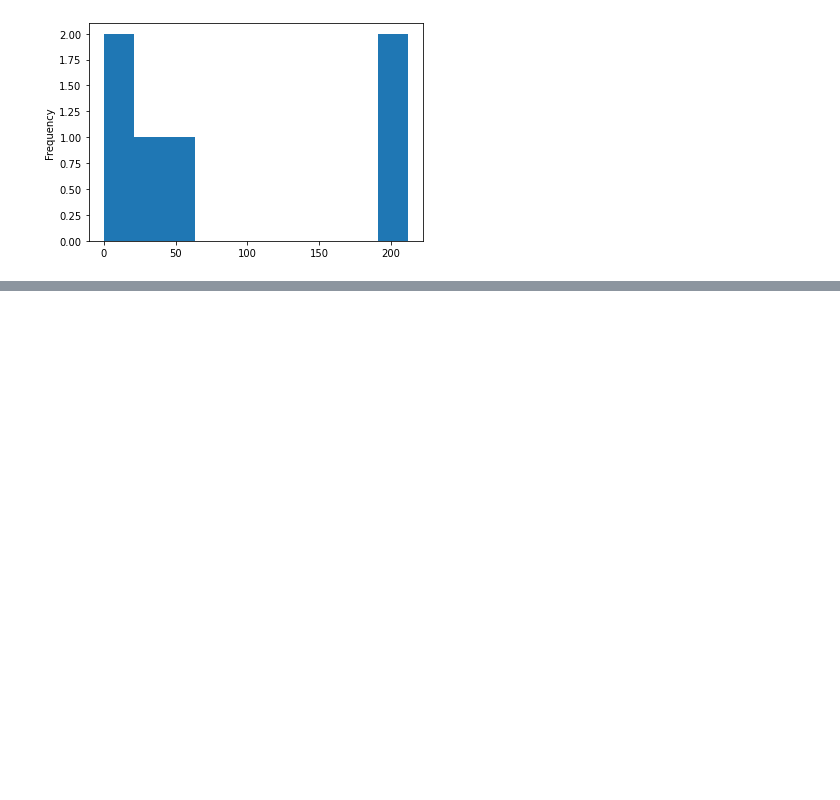
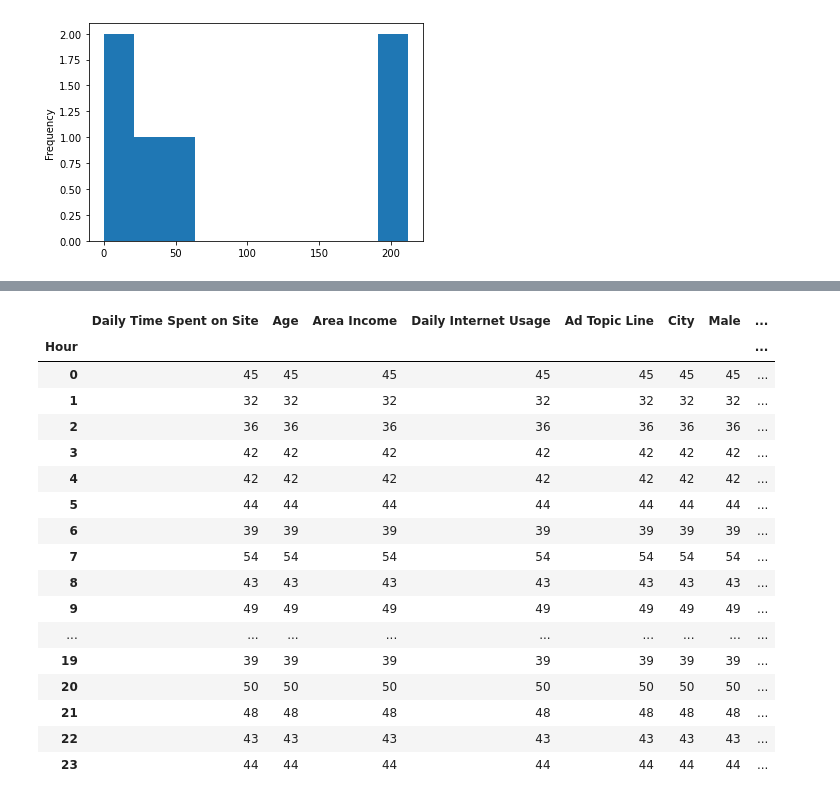
Before and after one commit to arelies-proximo/Data-Science-Projects, a Jupyter notebook: Analysis/Advertisement_Analysis.ipynb, the cells around one changed output, grey strips where cells are left out. Saved outputs shown, nothing was run; the diff lists cells and outputs as text; code cells hidden in the pictures; blank space fills up the shorter version.

```diff
--- a/Analysis/Advertisement_Analysis.ipynb
+++ b/Analysis/Advertisement_Analysis.ipynb
@@ -365,0 +396,2 @@ res.plot.hist(by='binned', bins=10)
+# %%
+df["Timestamp"] = pd.to_datetime(df["Timestamp"])
@@ -365,0 +429,21 @@ res.plot.hist(by='binned', bins=10)
+# %%
+df.groupby(['Hour']).count()
+# %% [output]
+|  | Daily Time Spent on Site | Age | Area Income | Daily Internet Usage | Ad Topic Line | City | Male | ... |
+| Hour |  |  |  |  |  |  |  | ... |
+| 0 | 45 | 45 | 45 | 45 | 45 | 45 | 45 | ... |
+| 1 | 32 | 32 | 32 | 32 | 32 | 32 | 32 | ... |
+| 2 | 36 | 36 | 36 | 36 | 36 | 36 | 36 | ... |
+| 3 | 42 | 42 | 42 | 42 | 42 | 42 | 42 | ... |
+| 4 | 42 | 42 | 42 | 42 | 42 | 42 | 42 | ... |
+| 5 | 44 | 44 | 44 | 44 | 44 | 44 | 44 | ... |
+| 6 | 39 | 39 | 39 | 39 | 39 | 39 | 39 | ... |
+| 7 | 54 | 54 | 54 | 54 | 54 | 54 | 54 | ... |
+| 8 | 43 | 43 | 43 | 43 | 43 | 43 | 43 | ... |
+| 9 | 49 | 49 | 49 | 49 | 49 | 49 | 49 | ... |
+| ... | ... | ... | ... | ... | ... | ... | ... | ... |
+| 19 | 39 | 39 | 39 | 39 | 39 | 39 | 39 | ... |
+| 20 | 50 | 50 | 50 | 50 | 50 | 50 | 50 | ... |
+| 21 | 48 | 48 | 48 | 48 | 48 | 48 | 48 | ... |
+| 22 | 43 | 43 | 43 | 43 | 43 | 43 | 43 | ... |
+| 23 | 44 | 44 | 44 | 44 | 44 | 44 | 44 | ... |
```
Also changed, not shown: parts of 23 cells of this notebook.
